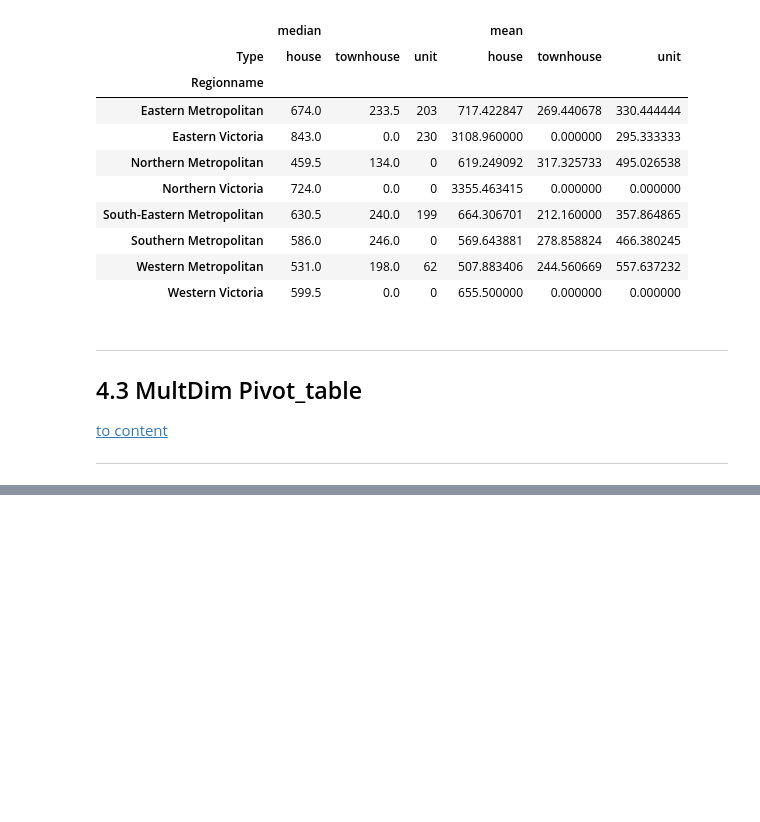
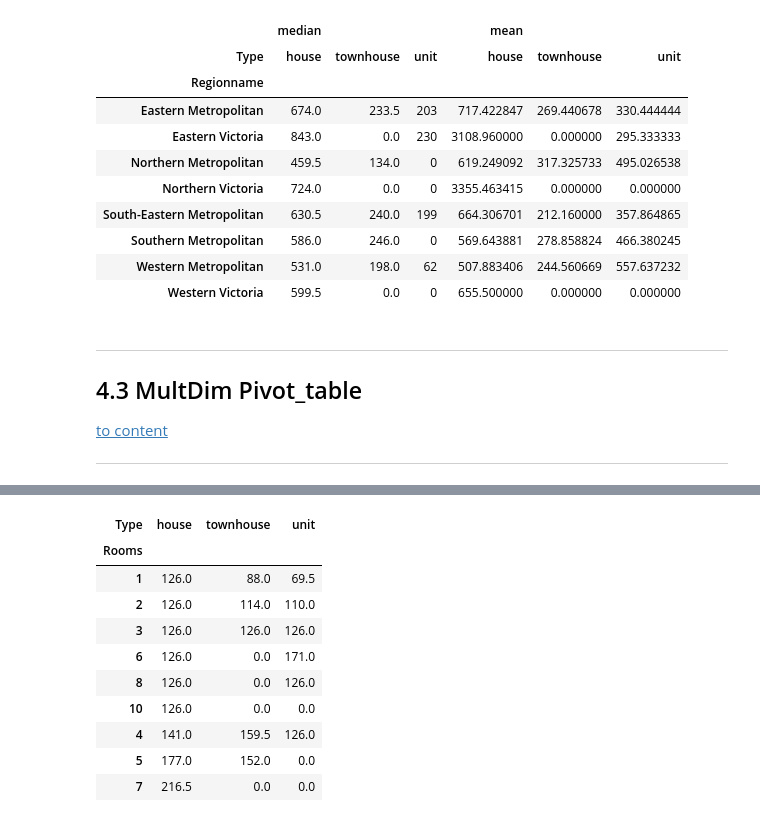
Before and after one commit to AndreiDS63/sf_data_science, a Jupyter notebook: practice/Python-12 Pandas Advanced/1. intro.ipynb, the cells around one changed output, grey strips where cells are left out. Drawn from its saved outputs; the diff is of its cells as text; code cells hidden in the pictures; blank space fills up the shorter version.

```diff
--- a/practice/Python-12 Pandas Advanced/1. intro.ipynb
+++ b/practice/Python-12 Pandas Advanced/1. intro.ipynb
@@ -555,0 +695,20 @@ ___
+# %%
+melb_df.pivot_table(
+    values='BuildingArea',
+    index='Rooms',
+    columns='Type',
+    aggfunc='median',
+    fill_value=0
+).sort_values('house')
+# %% [output]
+| Type | house | townhouse | unit |
+| Rooms |  |  |  |
+| 1 | 126.0 | 88.0 | 69.5 |
+| 2 | 126.0 | 114.0 | 110.0 |
+| 3 | 126.0 | 126.0 | 126.0 |
+| 6 | 126.0 | 0.0 | 171.0 |
+| 8 | 126.0 | 0.0 | 126.0 |
+| 10 | 126.0 | 0.0 | 0.0 |
+| 4 | 141.0 | 159.5 | 126.0 |
+| 5 | 177.0 | 152.0 | 0.0 |
+| 7 | 216.5 | 0.0 | 0.0 |
```
Also changed, not shown: parts of 21 cells of this notebook.
